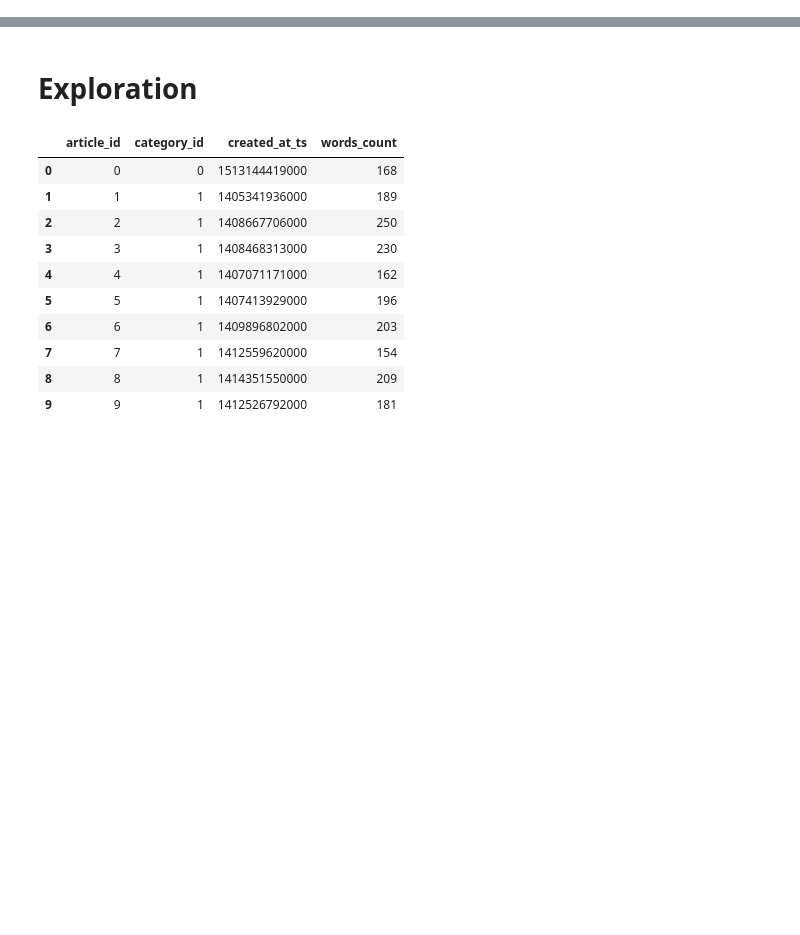
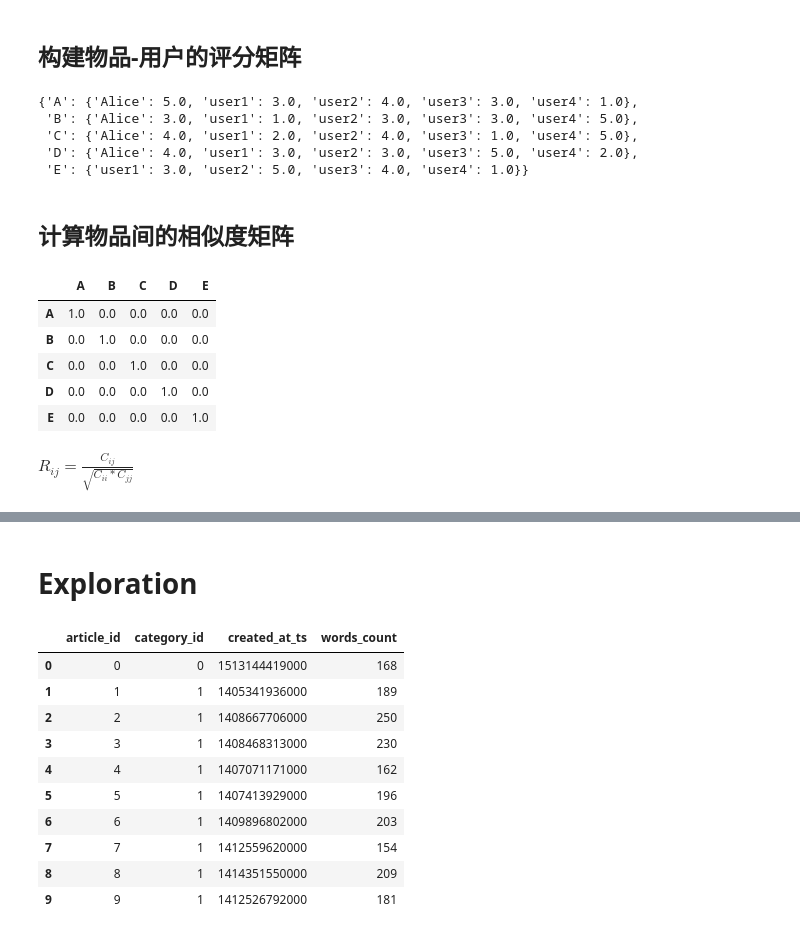
Before and after one commit to leemengtw/pyrec, a Jupyter notebook: projects/data_whale_china/task1-baseline.ipynb, the cells around one changed output, grey strips where cells are left out. Drawn from its saved outputs; the diff is of its cells as text; code cells hidden in the pictures; blank space fills up the shorter version.

```diff
--- a/projects/data_whale_china/baseline.ipynb
+++ b/projects/data_whale_china/task1-baseline.ipynb
@@ -18,0 +20,38 @@ warnings.filterwarnings('ignore')
+# %% [markdown]
+## 构建物品-用户的评分矩阵
+# %%
+def loadData():
+    items = {'A': {'Alice': 5.0, 'user1': 3.0, 'user2': 4.0, 'user3': 3.0, 'user4': 1.0},
+             'B': {'Alice': 3.0, 'user1': 1.0, 'user2': 3.0, 'user3': 3.0, 'user4': 5.0},
+             'C': {'Alice': 4.0, 'user1': 2.0, 'user2': 4.0, 'user3': 1.0, 'user4': 5.0},
+             'D': {'Alice': 4.0, 'user1': 3.0, 'user2': 3.0, 'user3': 5.0, 'user4': 2.0},
+             'E': {'user1': 3.0, 'user2': 5.0, 'user3': 4.0, 'user4': 1.0}
+             }
+    return items
+
+d = item_data = loadData()
+d
+# %% [output]
+{'A': {'Alice': 5.0, 'user1': 3.0, 'user2': 4.0, 'user3': 3.0, 'user4': 1.0},
+ 'B': {'Alice': 3.0, 'user1': 1.0, 'user2': 3.0, 'user3': 3.0, 'user4': 5.0},
+ 'C': {'Alice': 4.0, 'user1': 2.0, 'user2': 4.0, 'user3': 1.0, 'user4': 5.0},
+ 'D': {'Alice': 4.0, 'user1': 3.0, 'user2': 3.0, 'user3': 5.0, 'user4': 2.0},
+ 'E': {'user1': 3.0, 'user2': 5.0, 'user3': 4.0, 'user4': 1.0}}
+# %% [markdown]
+## 计算物品间的相似度矩阵
+# %%
+similarity_matrix = pd.DataFrame(
+    np.identity(len(item_data)),
+    index=item_data.keys(),
+    columns=item_data.keys(),
+)
+similarity_matrix
+# %% [output]
+|  | A | B | C | D | E |
+| A | 1.0 | 0.0 | 0.0 | 0.0 | 0.0 |
+| B | 0.0 | 1.0 | 0.0 | 0.0 | 0.0 |
+| C | 0.0 | 0.0 | 1.0 | 0.0 | 0.0 |
+| D | 0.0 | 0.0 | 0.0 | 1.0 | 0.0 |
+| E | 0.0 | 0.0 | 0.0 | 0.0 | 1.0 |
+# %% [markdown]
+$R_{ij} = \frac{ C_{ij} } { \sqrt{ C_{ii} * C_{jj} } }$
```
Also changed, not shown: parts of 25 cells of this notebook, 2 other files.
